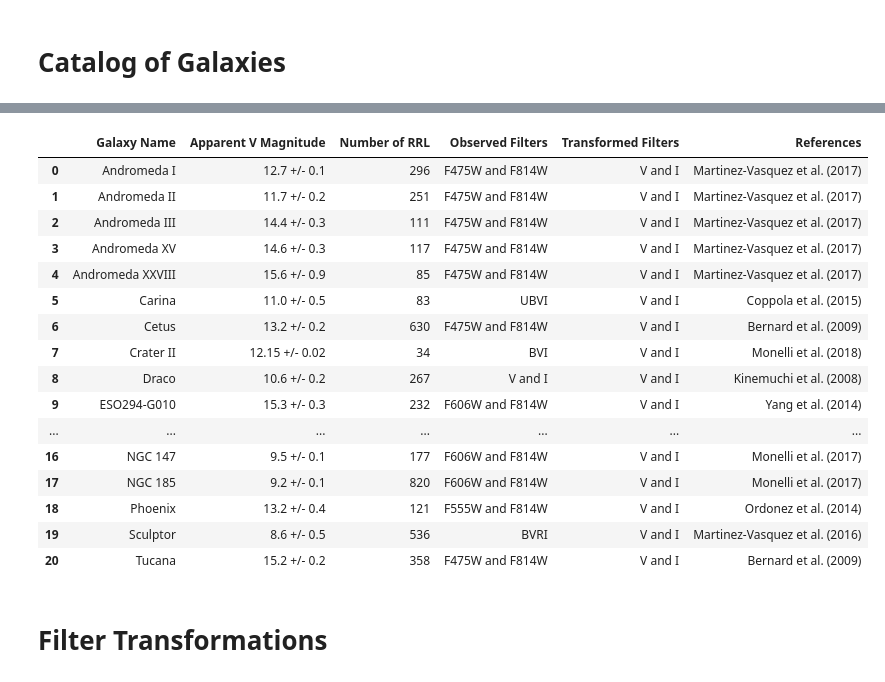
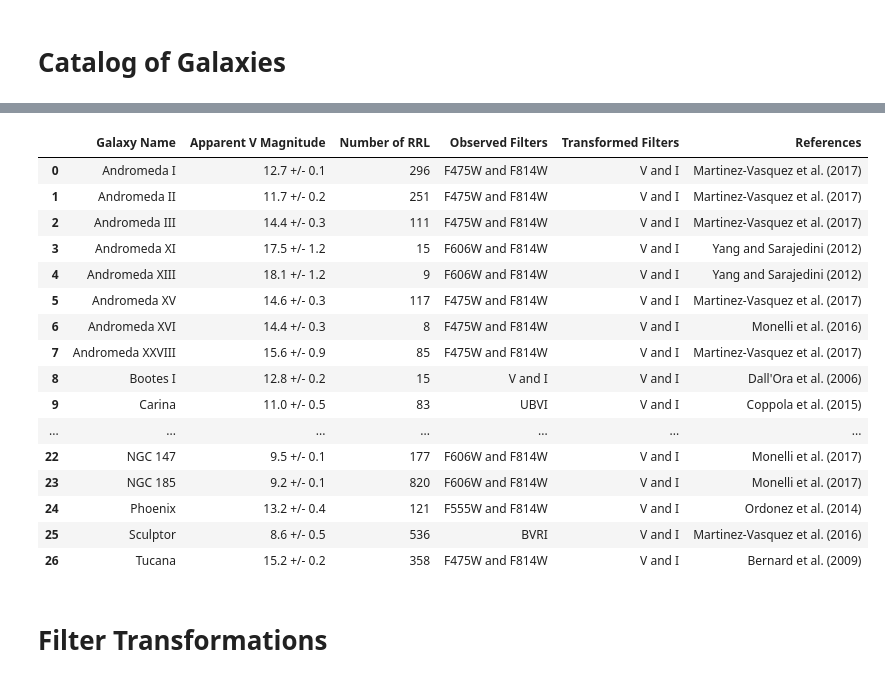
Before and after one commit to pranav-nagarajan/Variable-Stars, a Jupyter notebook: Data Analysis for Variable Stars.ipynb, the cells around one changed output, grey strips where cells are left out. Cells and saved outputs as stored; diff of their text form; code cells hidden in the pictures.

```diff
--- a/Data Analysis for Variable Stars.ipynb
+++ b/Data Analysis for Variable Stars.ipynb
@@ -55,43 +55,47 @@ memory usage: 672.0+ bytes
 # %%
-n_rrls = [296, 251, 111, 117, 85, 83, 630, 34, 267, 232, 268, 1443, 90, 10, 164, 10, 177, 820, 121, 536, 358]
-paper_filters = ['F475W and F814W', 'F475W and F814W', 'F475W and F814W', 'F475W and F814W', 'F475W and F814W',
-                 'UBVI', 'F475W and F814W', 'BVI', 'V and I', 'F606W and F814W', 'F606W and F814W', 'ugriz',
-                 'F475W and F814W', 'F475W and F814W', 'UBVRI', 'F475W and F814W', 'F606W and F814W', 'F606W and F814W',
+n_rrls = [296, 251, 111, 15, 9, 117, 8, 85, 15, 83, 630, 2, 34, 267, 232, 268, 1443, 90, 10, 164, 10, 1,
+          177, 820, 121, 536, 358]
+paper_filters = ['F475W and F814W', 'F475W and F814W', 'F475W and F814W', 'F606W and F814W', 'F606W and F814W',
+                 'F475W and F814W', 'F475W and F814W', 'F475W and F814W', 'V and I', 'UBVI', 'F475W and F814W',
+                 'BVI', 'BVI', 'V and I', 'F606W and F814W', 'F606W and F814W', 'ugriz', 'F475W and F814W',
+                 'F475W and F814W', 'UBVRI', 'F475W and F814W', 'F606W and F814W', 'F606W and F814W', 'F606W and F814W',
                  'F555W and F814W', 'BVRI', 'F475W and F814W']
 sources = ['Martinez-Vasquez et al. (2017)', 'Martinez-Vasquez et al. (2017)', 'Martinez-Vasquez et al. (2017)',
-           'Martinez-Vasquez et al. (2017)', 'Martinez-Vasquez et al. (2017)', 'Coppola et al. (2015)', 'Bernard et al. (2009)',
-           'Monelli et al. (2018)', 'Kinemuchi et al. (2008)', 'Yang et al. (2014)', 'Yang et al. (2014)',
-           'Stringer et al. (2020)', 'Bernard et al. (2010)', 'Bernard et al. (2013)', 'Stetson et al. (2014)',
-           'McQuinn et al. (2015)', 'Monelli et al. (2017)', 'Monelli et al. (2017)', 'Ordonez et al. (2014)',
+           'Yang and Sarajedini (2012)', 'Yang and Sarajedini (2012)', 'Martinez-Vasquez et al. (2017)',
+           'Monelli et al. (2016)', 'Martinez-Vasquez et al. (2017)', 'Dall\'Ora et al. (2006)', 'Coppola et al. (2015)',
+           'Bernard et al. (2009)', 'Musella et al. (2009)', 'Monelli et al. (2018)', 'Kinemuchi et al. (2008)',
+           'Yang et al. (2014)', 'Yang et al. (2014)', 'Stringer et al. (2020)', 'Bernard et al. (2010)',
+           'Bernard et al. (2013)', 'Stetson et al. (2014)', 'McQuinn et al. (2015)', 'Clementini et al. (2012)',
+           'Monelli et al. (2017)', 'Monelli et al. (2017)', 'Ordonez et al. (2014)',
            'Martinez-Vasquez et al. (2016)', 'Bernard et al. (2009)']
 
 summary = galaxies_table.copy()
 summary['Apparent V Magnitude'] = (summary['Apparent V Magnitude'].astype('str') + ' +/- '
                                    + summary['Error in Magnitude'].astype('str'))
 summary = summary.drop('Error in Magnitude', axis = 1)
 summary['Number of RRL'] = n_rrls
 summary['Observed Filters'] = paper_filters
 summary['Transformed Filters'] = 'V and I'
 summary['References'] = sources
 display(summary)
 # %% [output]
 |  | Galaxy Name | Apparent V Magnitude | Number of RRL | Observed Filters | Transformed Filters | References |
 | 0 | Andromeda I | 12.7 +/- 0.1 | 296 | F475W and F814W | V and I | Martinez-Vasquez et al. (2017) |
 | 1 | Andromeda II | 11.7 +/- 0.2 | 251 | F475W and F814W | V and I | Martinez-Vasquez et al. (2017) |
 | 2 | Andromeda III | 14.4 +/- 0.3 | 111 | F475W and F814W | V and I | Martinez-Vasquez et al. (2017) |
-| 3 | Andromeda XV | 14.6 +/- 0.3 | 117 | F475W and F814W | V and I | Martinez-Vasquez et al. (2017) |
-| 4 | Andromeda XXVIII | 15.6 +/- 0.9 | 85 | F475W and F814W | V and I | Martinez-Vasquez et al. (2017) |
-| 5 | Carina | 11.0 +/- 0.5 | 83 | UBVI | V and I | Coppola et al. (2015) |
-| 6 | Cetus | 13.2 +/- 0.2 | 630 | F475W and F814W | V and I | Bernard et al. (2009) |
-| 7 | Crater II | 12.15 +/- 0.02 | 34 | BVI | V and I | Monelli et al. (2018) |
-| 8 | Draco | 10.6 +/- 0.2 | 267 | V and I | V and I | Kinemuchi et al. (2008) |
-| 9 | ESO294-G010 | 15.3 +/- 0.3 | 232 | F606W and F814W | V and I | Yang et al. (2014) |
+| 3 | Andromeda XI | 17.5 +/- 1.2 | 15 | F606W and F814W | V and I | Yang and Sarajedini (2012) |
+| 4 | Andromeda XIII | 18.1 +/- 1.2 | 9 | F606W and F814W | V and I | Yang and Sarajedini (2012) |
+| 5 | Andromeda XV | 14.6 +/- 0.3 | 117 | F475W and F814W | V and I | Martinez-Vasquez et al. (2017) |
+| 6 | Andromeda XVI | 14.4 +/- 0.3 | 8 | F475W and F814W | V and I | Monelli et al. (2016) |
+| 7 | Andromeda XXVIII | 15.6 +/- 0.9 | 85 | F475W and F814W | V and I | Martinez-Vasquez et al. (2017) |
+| 8 | Bootes I | 12.8 +/- 0.2 | 15 | V and I | V and I | Dall'Ora et al. (2006) |
+| 9 | Carina | 11.0 +/- 0.5 | 83 | UBVI | V and I | Coppola et al. (2015) |
 | ... | ... | ... | ... | ... | ... | ... |
-| 16 | NGC 147 | 9.5 +/- 0.1 | 177 | F606W and F814W | V and I | Monelli et al. (2017) |
-| 17 | NGC 185 | 9.2 +/- 0.1 | 820 | F606W and F814W | V and I | Monelli et al. (2017) |
-| 18 | Phoenix | 13.2 +/- 0.4 | 121 | F555W and F814W | V and I | Ordonez et al. (2014) |
-| 19 | Sculptor | 8.6 +/- 0.5 | 536 | BVRI | V and I | Martinez-Vasquez et al. (2016) |
-| 20 | Tucana | 15.2 +/- 0.2 | 358 | F475W and F814W | V and I | Bernard et al. (2009) |
+| 22 | NGC 147 | 9.5 +/- 0.1 | 177 | F606W and F814W | V and I | Monelli et al. (2017) |
+| 23 | NGC 185 | 9.2 +/- 0.1 | 820 | F606W and F814W | V and I | Monelli et al. (2017) |
+| 24 | Phoenix | 13.2 +/- 0.4 | 121 | F555W and F814W | V and I | Ordonez et al. (2014) |
+| 25 | Sculptor | 8.6 +/- 0.5 | 536 | BVRI | V and I | Martinez-Vasquez et al. (2016) |
+| 26 | Tucana | 15.2 +/- 0.2 | 358 | F475W and F814W | V and I | Bernard et al. (2009) |
 # %% [markdown]
 # Filter Transformations
 # %%
```
Also changed, not shown: parts of 1 cell of this notebook, 2 other files.
